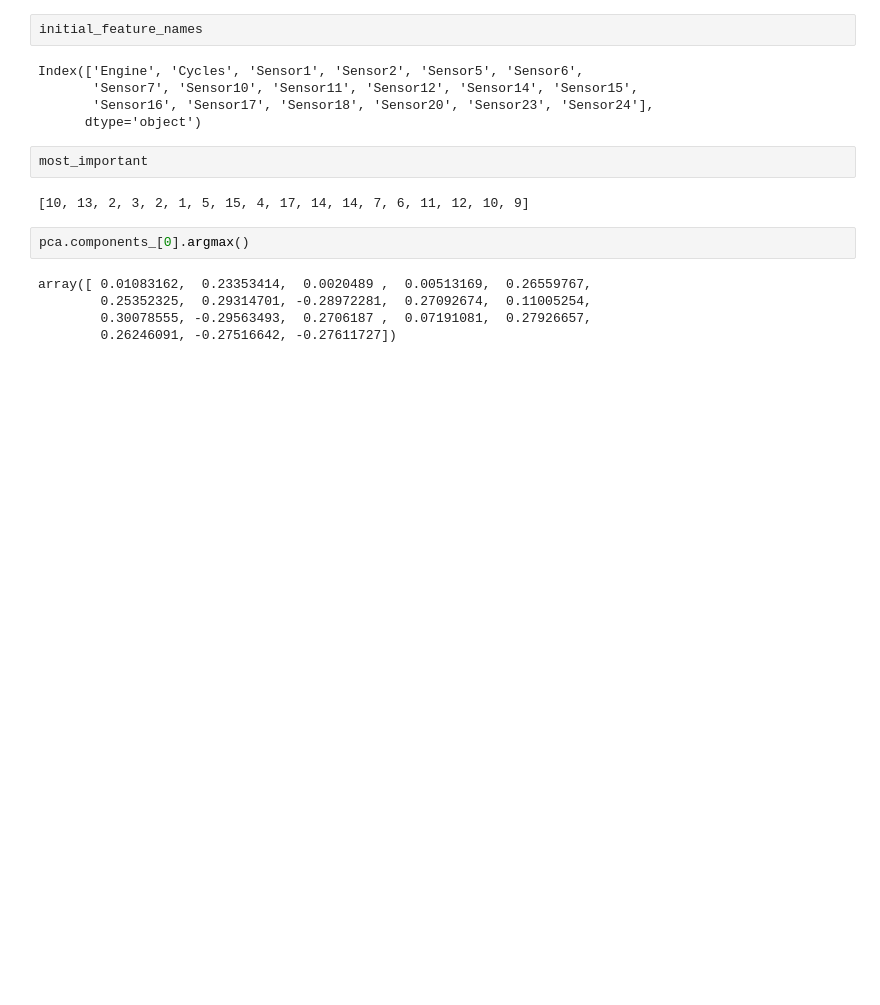
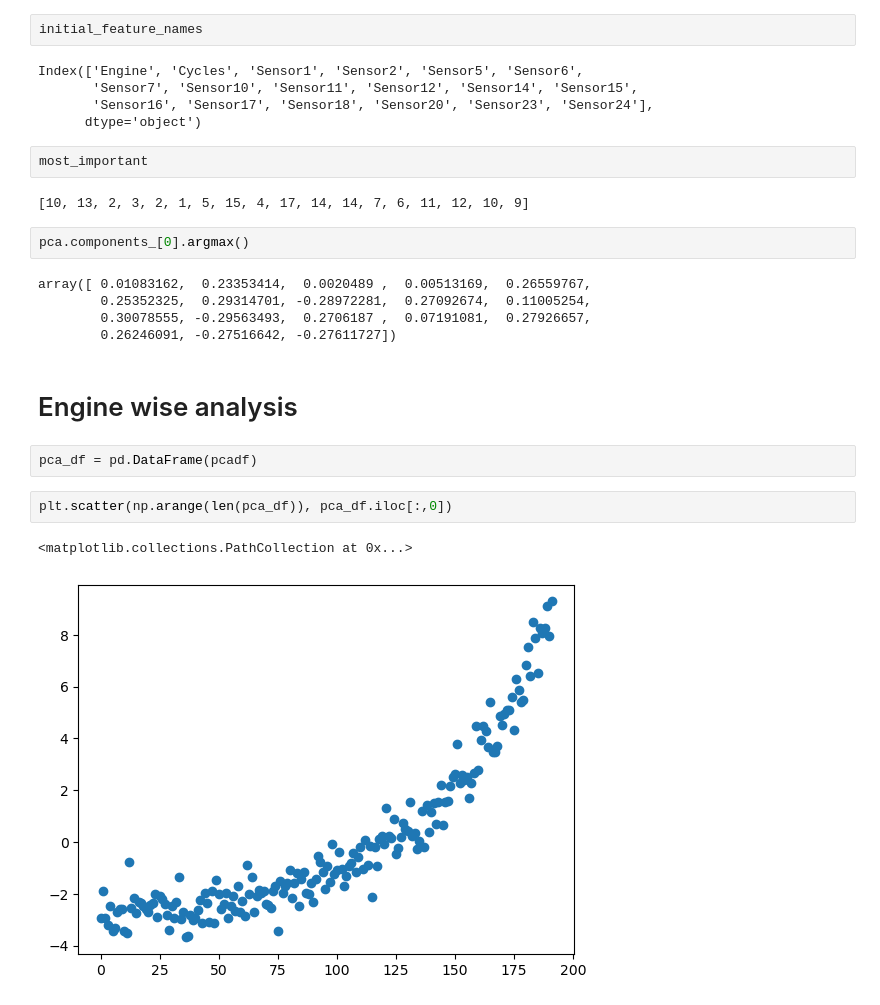
Before and after one commit to sekhrianchal6/Predictive-Maintenance, a Jupyter notebook: Code/FE/PdM_FE_Muthu.ipynb, the cells around one changed output. Saved outputs shown, nothing was run; the diff lists cells and outputs as text; blank space fills up the shorter version.

```diff
--- a/Code/FE/PdM_FE_Muthu.ipynb
+++ b/Code/FE/PdM_FE_Muthu.ipynb
@@ -124,3 +124,12 @@ array([ 0.01083162,  0.23353414,  0.0020489 ,  0.00513169,  0.26559767,
         0.25352325,  0.29314701, -0.28972281,  0.27092674,  0.11005254,
         0.30078555, -0.29563493,  0.2706187 ,  0.07191081,  0.27926657,
         0.26246091, -0.27516642, -0.27611727])
+# %% [markdown]
+# Engine wise analysis
+# %%
+pca_df = pd.DataFrame(pcadf)
+# %%
+plt.scatter(np.arange(len(pca_df)), pca_df.iloc[:,0])
+# %% [output]
+<matplotlib.collections.PathCollection at 0x...>
+[figure, added]
```
Also changed, not shown: parts of 4 cells of this notebook.
